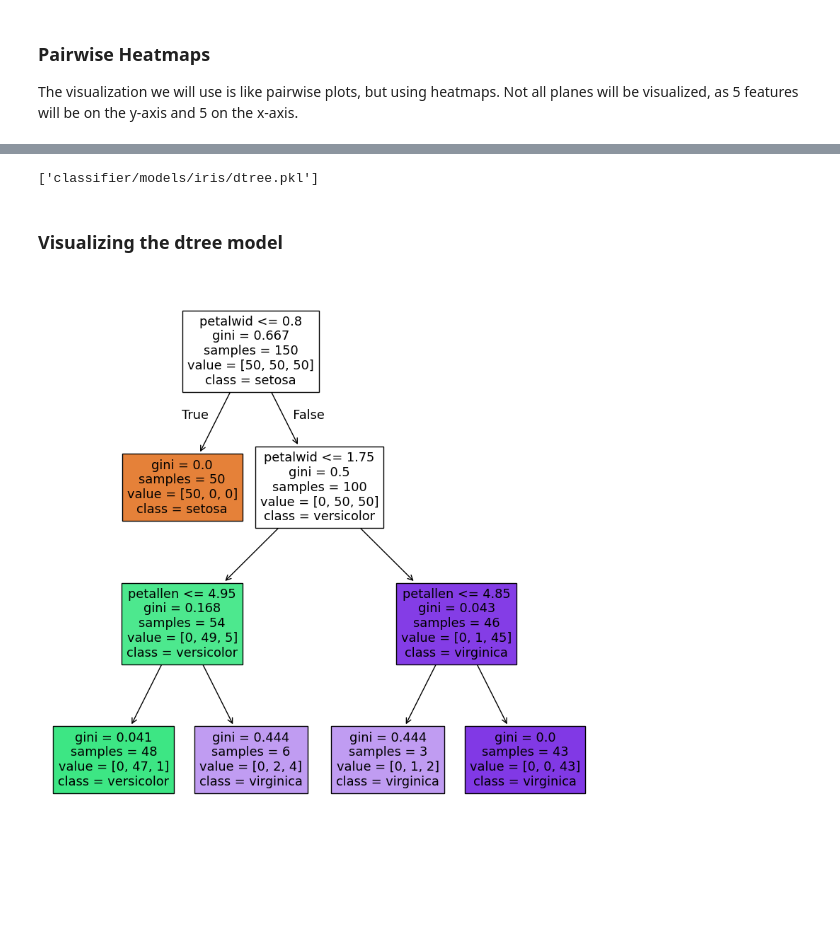
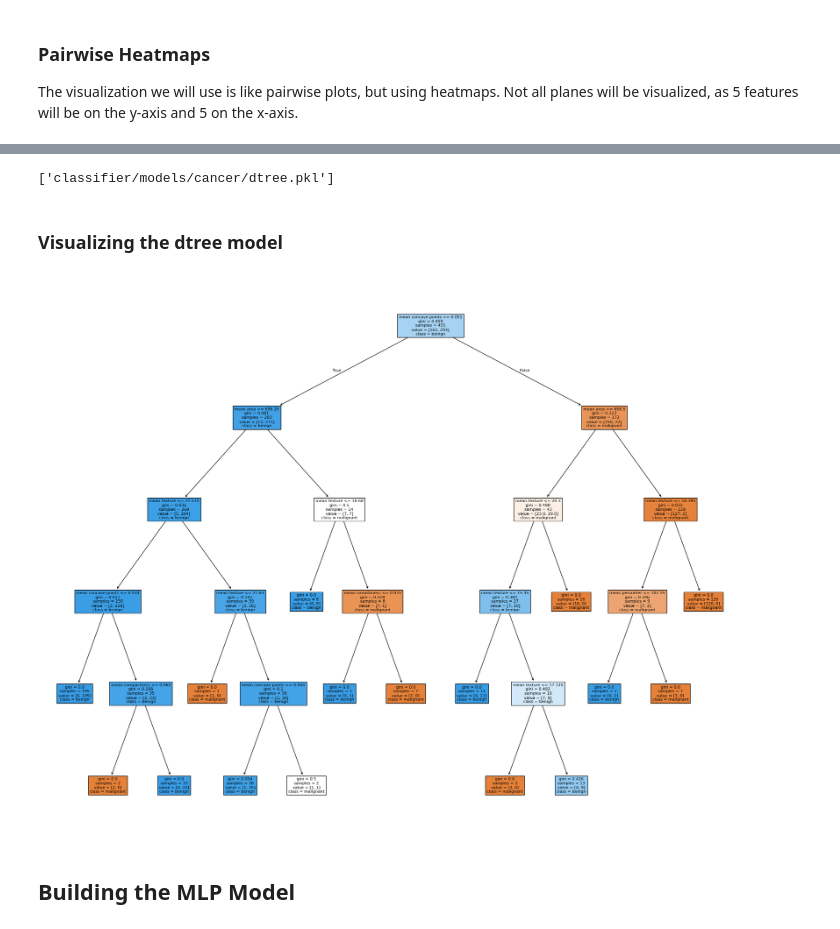
Before and after one commit to brayjmendoza/webdev-classifier, a Jupyter notebook: initial_models.ipynb, the cells around one changed output, grey strips where cells are left out. Drawn from its saved outputs; the diff is of its cells as text; code cells hidden in the pictures; blank space fills up the shorter version.

```diff
--- a/initial_models.ipynb
+++ b/initial_models.ipynb
@@ -807,19 +931,19 @@ print(dtree.feature_importances_)
 # %%
 # Save model
-dump(dtree, 'classifier/models/iris/dtree.pkl')
+dump(dtree, 'classifier/models/cancer/dtree.pkl')
 # %% [output]
-['classifier/models/iris/dtree.pkl']
+['classifier/models/cancer/dtree.pkl']
 # %% [markdown]
 ### Visualizing the dtree model
 # %%
-dtree = load('classifier/models/iris/dtree.pkl')
+dtree = load('classifier/models/cancer/dtree.pkl')
 # %%
-fig = plt.figure(figsize=(10,10))
+fig = plt.figure(figsize=(25,20))
 tree_plot = tree.plot_tree(dtree,
                    feature_names=FEATURES,
-                   class_names=SPECIES,
+                   class_names=TARGET,
                    filled=True)
 # %% [output]
-[figure, old version]
+[figure, new version]
 # %%
 # Save figure
@@ -826,0 +951,2 @@ fig.savefig("classifier/static/img/iris_dtree.png", bbox_inches='tight')
+# %% [markdown]
+## Building the MLP Model
```
Also changed, not shown: parts of 23 cells of this notebook, 13 other files.
